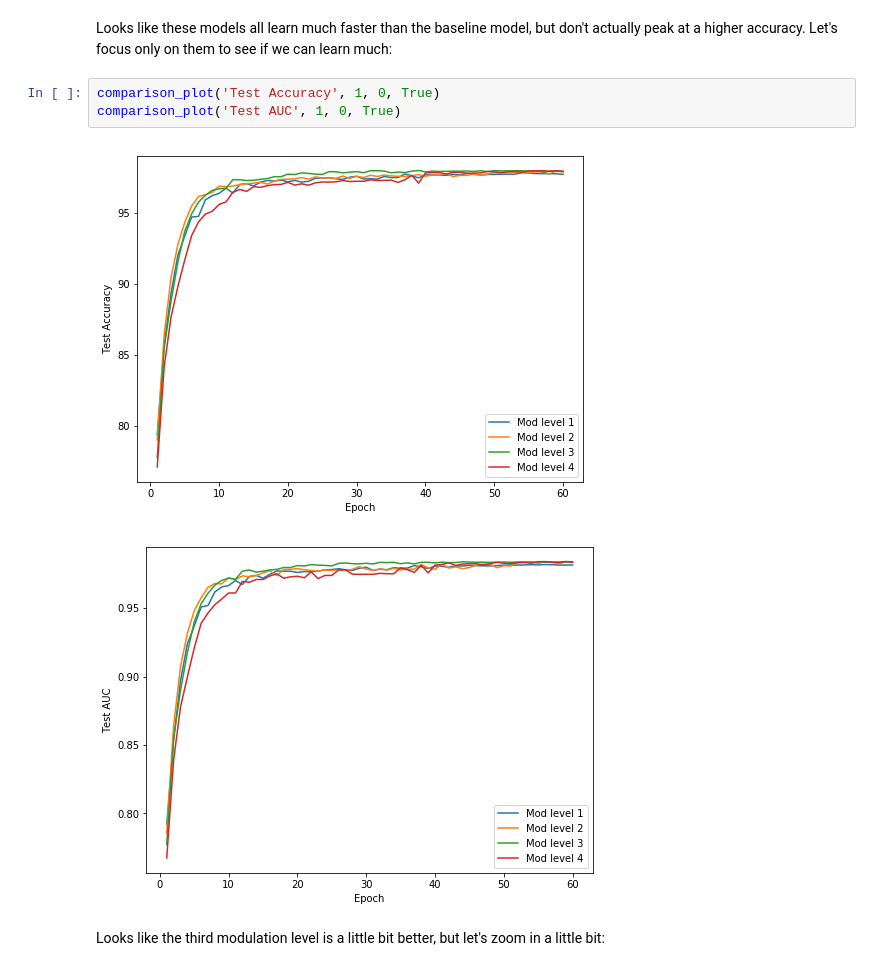
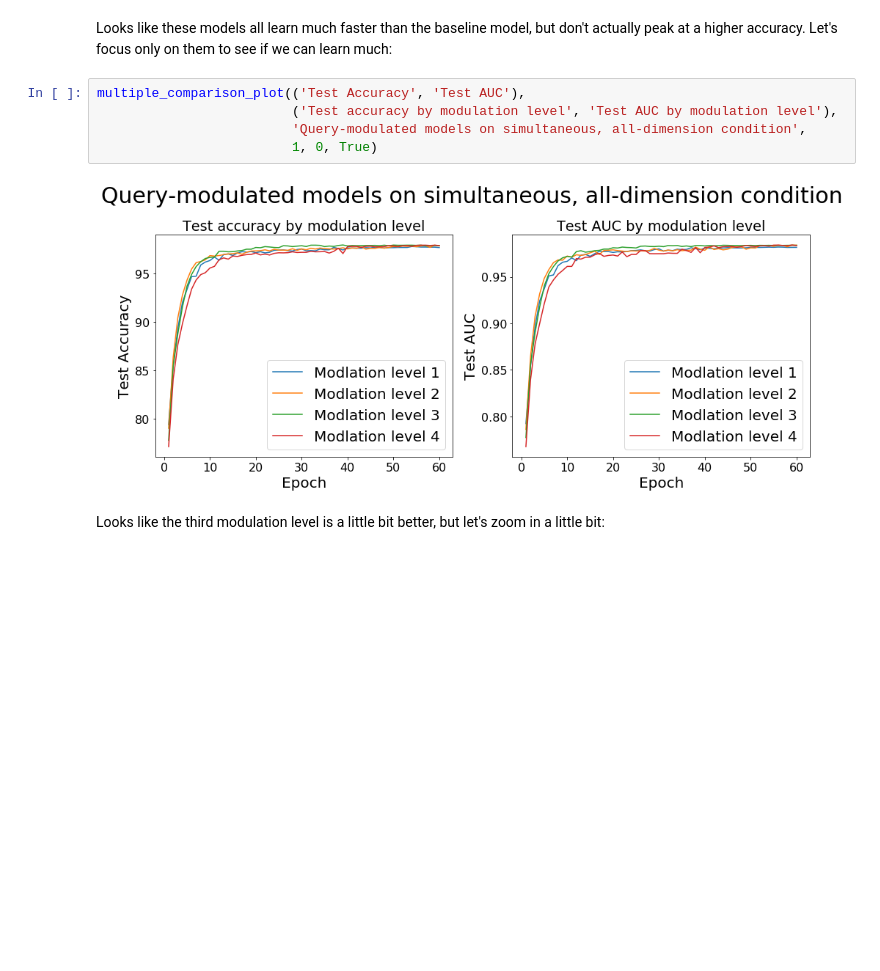
Before and after one commit to guydav/deep-learning-projects, a Jupyter notebook: notebooks/Meta_Learning_Data_Analysis_query_mod_entire_dataset.ipynb, the cells around one changed output. Drawn from its saved outputs; the diff is of its cells as text; blank space fills up the shorter version.

```diff
--- a/notebooks/Meta_Learning_Data_Analysis_query_mod_entire_dataset.ipynb
+++ b/notebooks/Meta_Learning_Data_Analysis_query_mod_entire_dataset.ipynb
@@ -82,10 +103,11 @@ comparison_plot('Test AUC')
 # %% [markdown]
 Looks like these models all learn much faster than the baseline model, but don't actually peak at a higher accuracy. Let's focus only on them to see if we can learn much:
-# %%
-comparison_plot('Test Accuracy', 1, 0, True)
-comparison_plot('Test AUC', 1, 0, True)
-# %% [output]
-[figure, removed]
-[figure, removed]
+# %%
+multiple_comparison_plot(('Test Accuracy', 'Test AUC'),
+                         ('Test accuracy by modulation level', 'Test AUC by modulation level'),
+                         'Query-modulated models on simultaneous, all-dimension condition',
+                         1, 0, True)
+# %% [output]
+[figure, added]
 # %% [markdown]
 Looks like the third modulation level is a little bit better, but let's zoom in a little bit:
```
Also changed, not shown: parts of 38 cells of this notebook.
